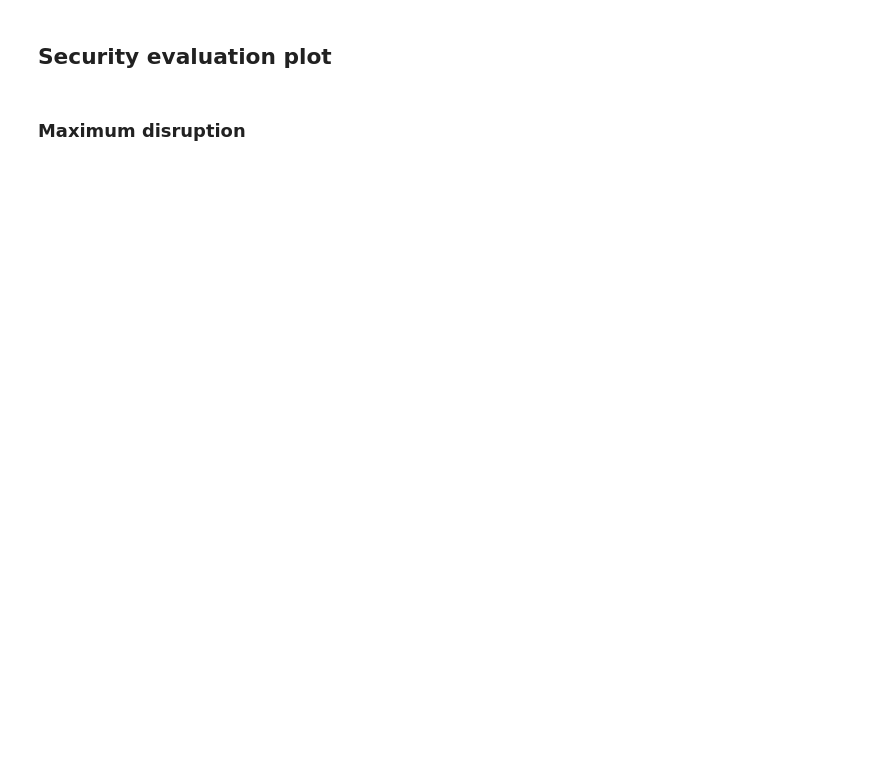
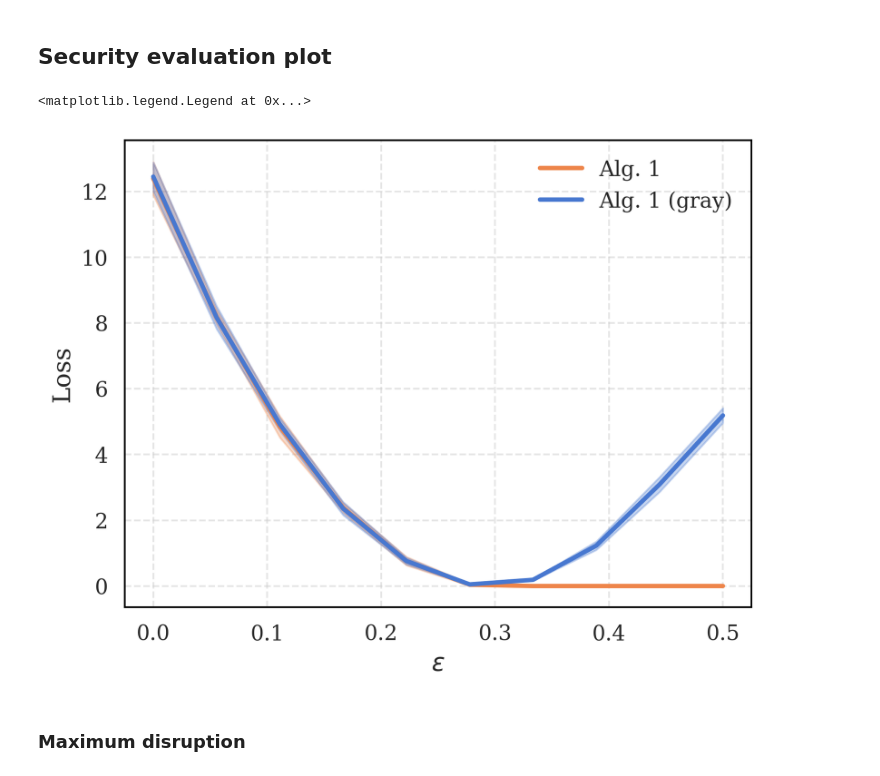
Before and after one commit to pablogarciarce/AdvReg, a Jupyter notebook: notebooks/toy_point.ipynb, the cells around one changed output. Saved outputs shown, nothing was run; the diff lists cells and outputs as text; code cells hidden in the pictures; blank space fills up the shorter version.

```diff
--- a/notebooks/toy_point.ipynb
+++ b/notebooks/toy_point.ipynb
@@ -164,37 +175,44 @@ for _ in range(10):
     losses_gray = []
 
     for epsilon in epsilons:
         x_adv_det, y_adv_det = det_attack(X_test[17,:].copy(), model, y_star, epsilon, verbose=False)
         losses_det.append((y_adv_det - y_star) ** 2)
         if epsilon > .3:
             lr = 1e-5
         else:
             lr = 1e-4
         x_adv_values, loss_values, func_values = attack(x_adv, model, y_star, epsilon=epsilon, learning_rate=lr, func=id, samples_per_iteration=1000, num_iterations=2000)
         y_adv = model.sample_predictive_distribution(torch.tensor(x_adv_values[-1]).unsqueeze(1), 1000).mean().item()
         losses_rep.append((y_adv - y_star) ** 2)
 
         x_gray_values, loss_values, func_values = attack(x_adv, model_adv, y_star, epsilon=epsilon, learning_rate=lr, func=id, samples_per_iteration=1000, num_iterations=2000)
         y_adv_gray = model.sample_predictive_distribution(torch.tensor(x_gray_values[-1]).unsqueeze(1), 1000).mean().item()
         losses_gray.append((y_adv_gray - y_star) ** 2)
 
         x_adv_fgsm = attack_fgsm(torch.tensor(X_test[17,:].copy(), dtype=torch.float32), model, y_star, epsilon=epsilon)
         y_adv_fgsm = model.sample_predictive_distribution(x_adv_fgsm.unsqueeze(1), 1000).mean().item()
         losses_fgsm.append((y_adv_fgsm - y_star) ** 2)
 
     losses_det_all.append(losses_det)
     losses_rep_all.append(losses_rep)
     losses_fgsm_all.append(losses_fgsm)
     losses_gray_all.append(losses_gray)
 
 # plot the mean and std of the losses
-plt.errorbar(epsilons, np.mean(losses_fgsm_all, axis=0), yerr=2*np.std(losses_fgsm_all, axis=0), label='FGSM')
-plt.errorbar(epsilons, np.mean(losses_rep_all, axis=0), yerr=2*np.std(losses_rep_all, axis=0), label='Alg. 1')
-plt.errorbar(epsilons, np.mean(losses_det_all, axis=0), yerr=2*np.std(losses_det_all, axis=0), label='Deterministic')
-plt.errorbar(epsilons, np.mean(losses_gray_all, axis=0), yerr=2*np.std(losses_gray_all, axis=0), label='Alg. 1 (gray)')
+#plt.plot(epsilons, np.mean(losses_fgsm_all, axis=0), color='C0', label='FGSM')
+#plt.fill_between(epsilons, np.mean(losses_fgsm_all, axis=0) - 2 * np.std(losses_fgsm_all, axis=0), np.mean(losses_fgsm_all, axis=0) + 2 * np.std(losses_fgsm_all, axis=0), color='C0', alpha=0.3)
+plt.plot(epsilons, np.mean(losses_rep_all, axis=0), color='C1', label='Alg. 1')
+plt.fill_between(epsilons, np.mean(losses_rep_all, axis=0) - 2 * np.std(losses_rep_all, axis=0), np.mean(losses_rep_all, axis=0) + 2 * np.std(losses_rep_all, axis=0), color='C1', alpha=0.3)
+#plt.plot(epsilons, np.mean(losses_det_all, axis=0), color='C2', label='Deterministic')
+#plt.fill_between(epsilons, np.mean(losses_det_all, axis=0) - 2 * np.std(losses_det_all, axis=0), np.mean(losses_det_all, axis=0) + 2 * np.std(losses_det_all, axis=0), color='C2', alpha=0.3)
+plt.plot(epsilons, np.mean(losses_gray_all, axis=0), color='C0', label='Alg. 1 (gray)')
+plt.fill_between(epsilons, np.mean(losses_gray_all, axis=0) - 2 * np.std(losses_gray_all, axis=0), np.mean(losses_gray_all, axis=0) + 2 * np.std(losses_gray_all, axis=0), color='C0', alpha=0.3)
 plt.xlabel('$\epsilon$')
 plt.ylabel('Loss')
 plt.legend()
+# %% [output]
+<matplotlib.legend.Legend at 0x...>
+[figure, added]
 # %% [markdown]
 ### Maximum disruption
 # %%
```
Also changed, not shown: parts of 5 cells of this notebook, 19 other files.
